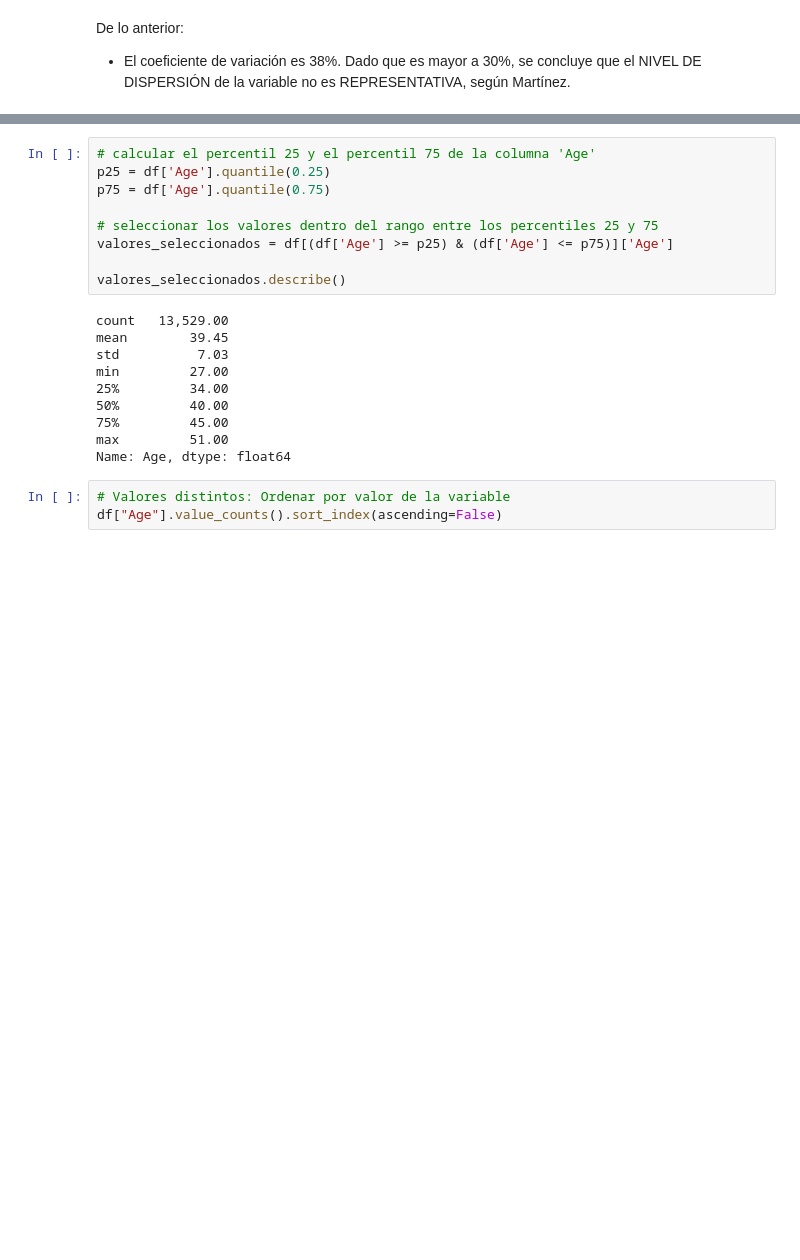
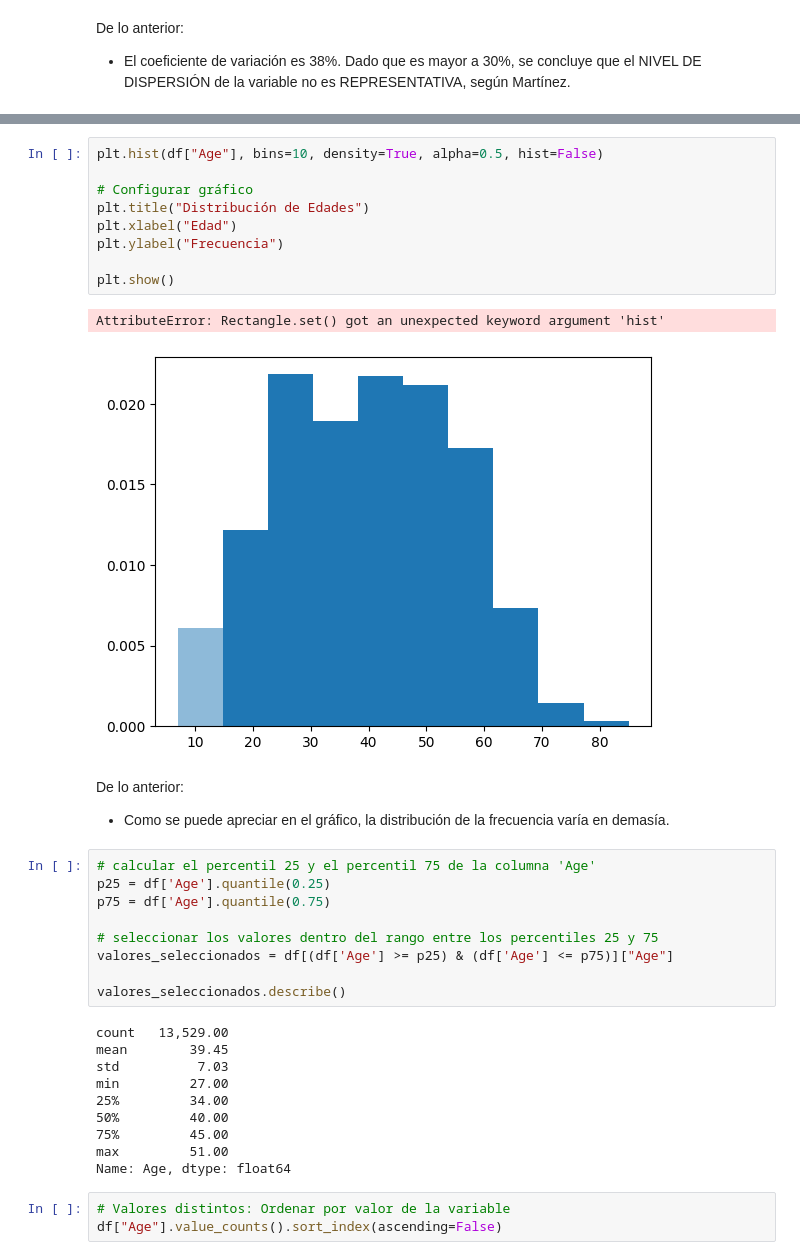
Before and after one commit to MHerrera11/Coderhouse, a Jupyter notebook: notebooks/Satisfacción de Clientes en Vuelos.ipynb, the cells around one changed output, grey strips where cells are left out. Saved outputs shown, nothing was run; the diff lists cells and outputs as text; blank space fills up the shorter version.

```diff
--- a/notebooks/Satisfacción de Clientes en Vuelos.ipynb
+++ b/notebooks/Satisfacción de Clientes en Vuelos.ipynb
@@ -313,10 +324,25 @@ De lo anterior:
+# %%
+plt.hist(df["Age"], bins=10, density=True, alpha=0.5, hist=False)
+
+# Configurar gráfico
+plt.title("Distribución de Edades")
+plt.xlabel("Edad")
+plt.ylabel("Frecuencia")
+
+plt.show()
+# %% [output]
+AttributeError: Rectangle.set() got an unexpected keyword argument 'hist'
+[figure, added]
+# %% [markdown]
+De lo anterior:
+* Como se puede apreciar en el gráfico, la distribución de la frecuencia varía en demasía.
 # %%
 # calcular el percentil 25 y el percentil 75 de la columna 'Age'
 p25 = df['Age'].quantile(0.25)
 p75 = df['Age'].quantile(0.75)
 
 # seleccionar los valores dentro del rango entre los percentiles 25 y 75
-valores_seleccionados = df[(df['Age'] >= p25) & (df['Age'] <= p75)]['Age']
+valores_seleccionados = df[(df['Age'] >= p25) & (df['Age'] <= p75)]["Age"]
 
 valores_seleccionados.describe()
 # %% [output]
```
Also changed, not shown: parts of 6 cells of this notebook.
